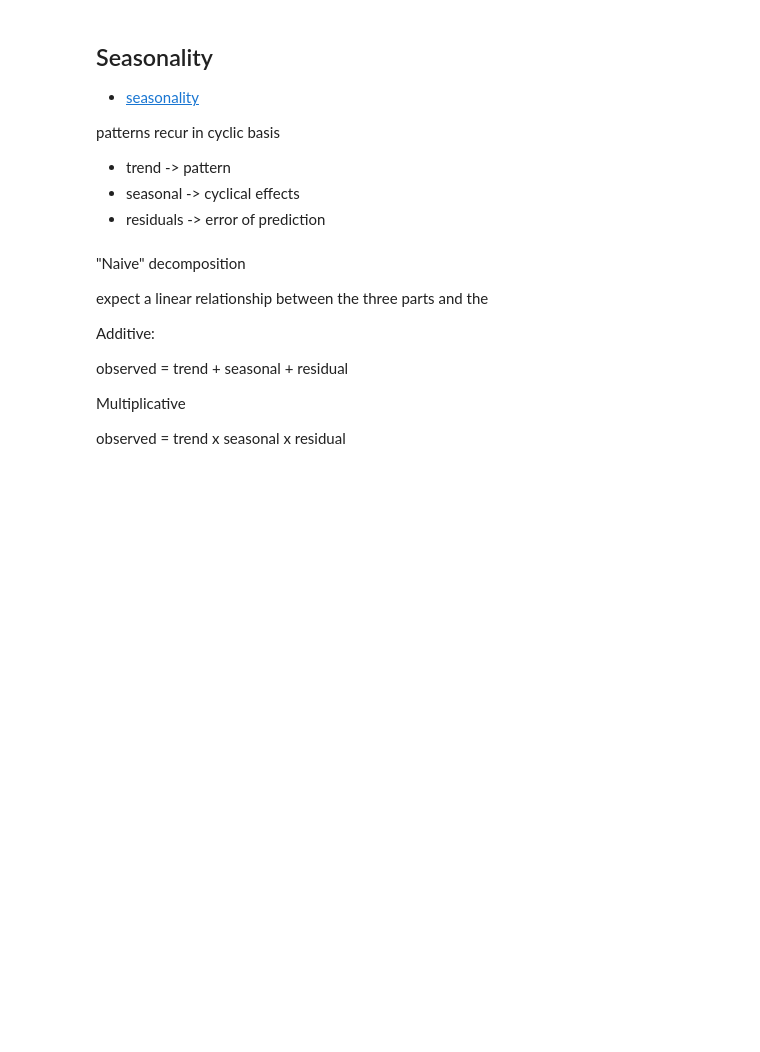
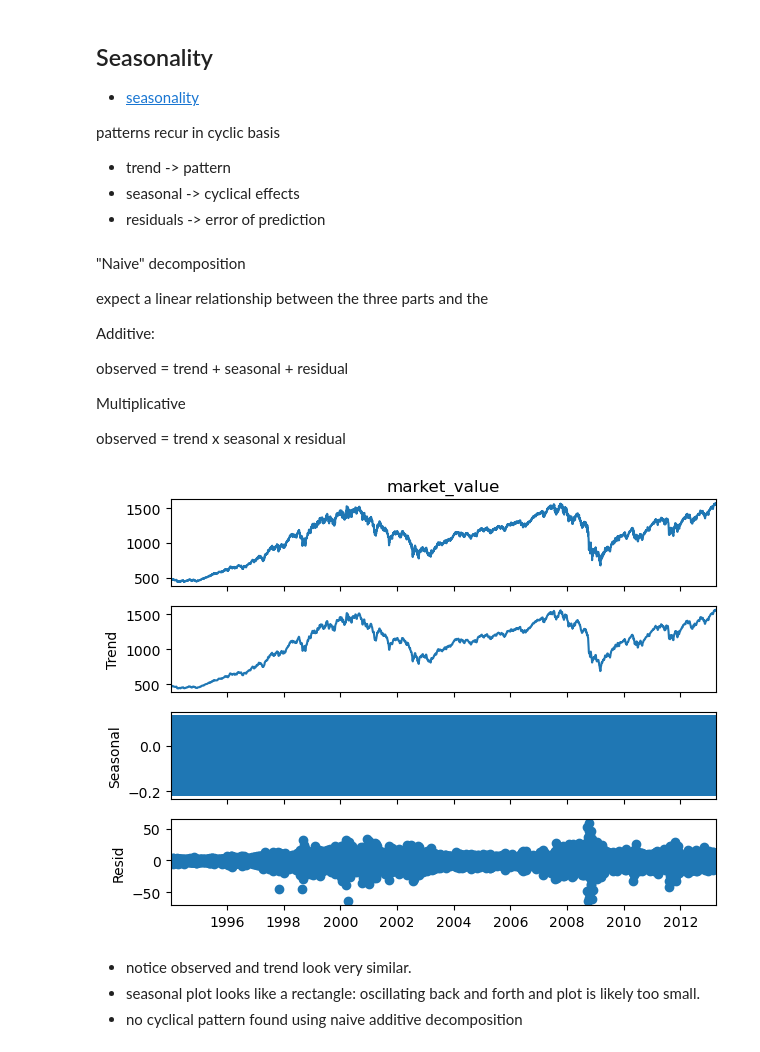
Before and after one commit to cshawnkeech/time_series_analysis_udemy, a Jupyter notebook: notebooks/03_loading_the_data.ipynb, the cells around one changed output. Cells and saved outputs as stored; diff of their text form; code cells hidden in the pictures; blank space fills up the shorter version.

```diff
--- a/notebooks/03_loading_the_data.ipynb
+++ b/notebooks/03_loading_the_data.ipynb
@@ -656,3 +662,17 @@ observed = trend x seasonal x residual
 # %%
 # seasonal decompose
 # from statsmodels.tsa.seasonal import seasonal_decompose
+
+# store output in a variable
+s_dec_additive = seasonal_decompose(
+    df['market_value'],
+    model='additive')
+# %%
+s_dec_additive.plot()
+plt.show()
+# %% [output]
+[figure, added]
+# %% [markdown]
+- notice observed and trend look very similar.
+- seasonal plot looks like a rectangle: oscillating back and forth and plot is likely too small.
+- no cyclical pattern found using naive additive decomposition
```
Also changed, not shown: parts of 24 cells of this notebook, 1 other file.
